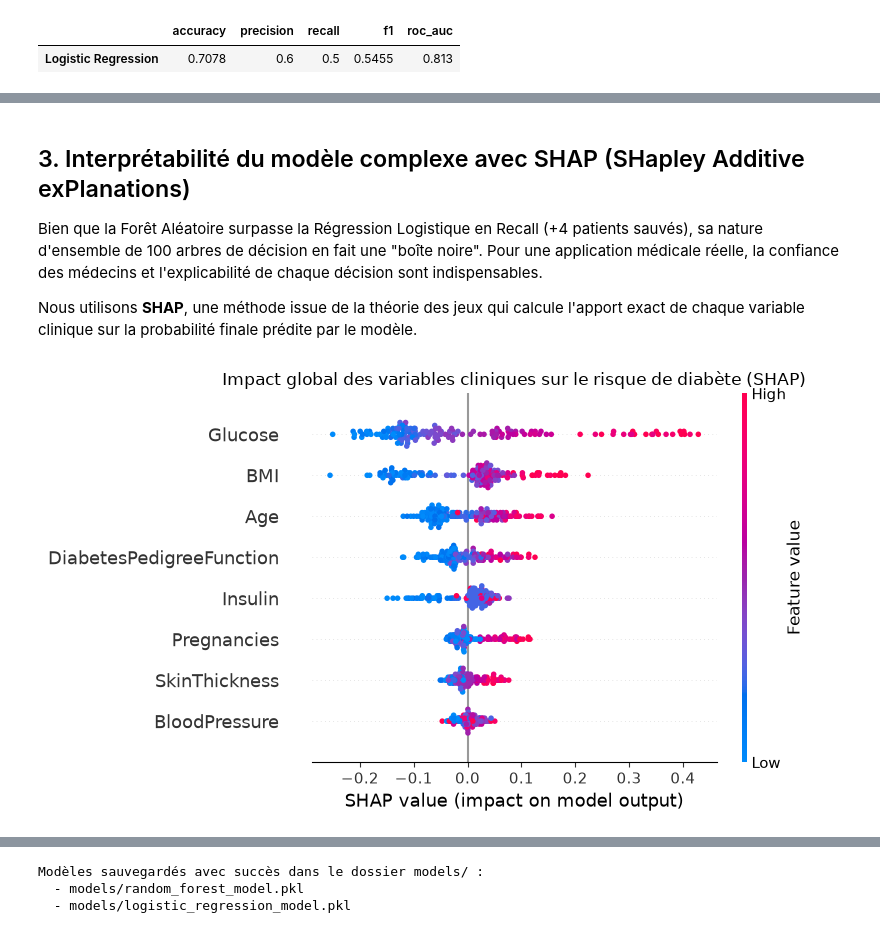
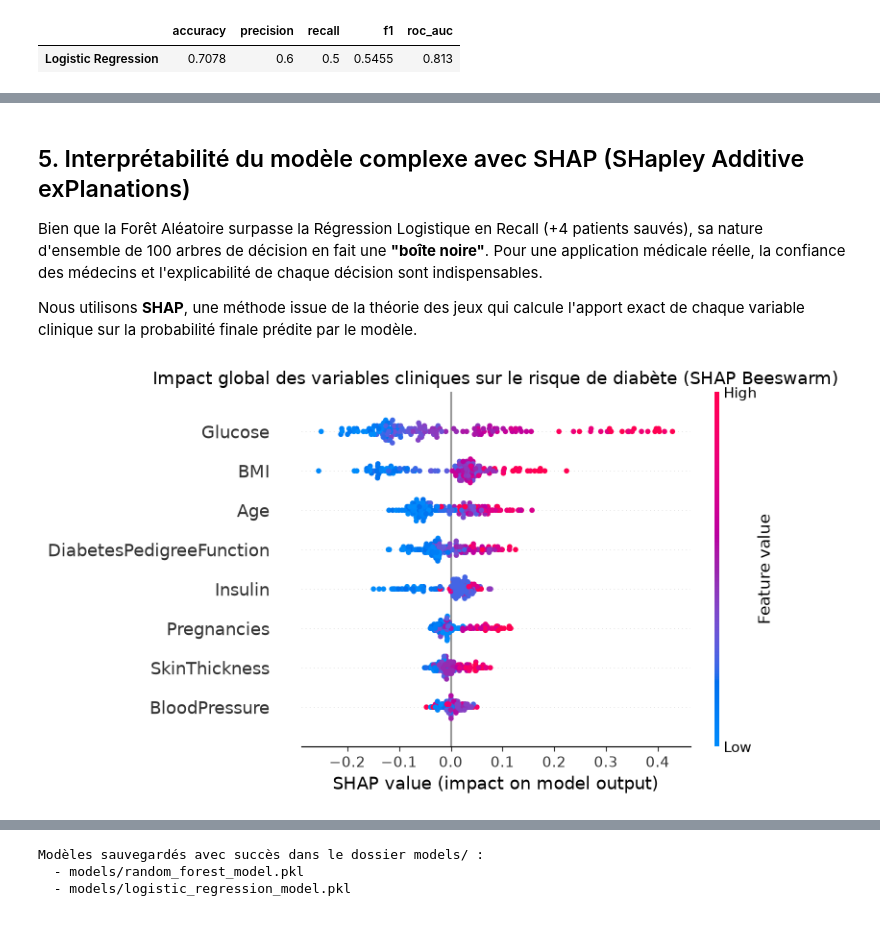
Before and after one commit to Orpheus76/diabetes-risk-prediction, a Jupyter notebook: notebooks/03_modeling.ipynb, the cells around one changed output, grey strips where cells are left out. Cells and saved outputs as stored; diff of their text form; code cells hidden in the pictures.

```diff
--- a/notebooks/03_modeling.ipynb
+++ b/notebooks/03_modeling.ipynb
@@ -140,27 +236,27 @@ plt.show()
 # %% [markdown]
-## 3. Interprétabilité du modèle complexe avec SHAP (SHapley Additive exPlanations)
+## 5. Interprétabilité du modèle complexe avec SHAP (SHapley Additive exPlanations)
 
-Bien que la Forêt Aléatoire surpasse la Régression Logistique en Recall (+4 patients sauvés), sa nature d'ensemble de 100 arbres de décision en fait une "boîte noire". Pour une application médicale réelle, la confiance des médecins et l'explicabilité de chaque décision sont indispensables.
+Bien que la Forêt Aléatoire surpasse la Régression Logistique en Recall (+4 patients sauvés), sa nature d'ensemble de 100 arbres de décision en fait une **"boîte noire"**. Pour une application médicale réelle, la confiance des médecins et l'explicabilité de chaque décision sont indispensables.
 
 Nous utilisons **SHAP**, une méthode issue de la théorie des jeux qui calcule l'apport exact de chaque variable clinique sur la probabilité finale prédite par le modèle.
 # %%
 # 1. Initialisation de l'explicateur SHAP spécialisé pour les arbres
 explainer = shap.TreeExplainer(rf_model)
 
-# 2. Calcul des valeurs SHAP sur l'ensemble de test
+# 2. Calcul des valeurs SHAP sur notre jeu de test secret
 shap_values = explainer.shap_values(X_test)
 
-# Extraction des explications pour la classe 1 (Risque de Diabète)
+# Extraction pour la classe 1 (Risque de Diabète)
 if isinstance(shap_values, list):
     shap_vals_class1 = shap_values[1]
 elif len(shap_values.shape) == 3:
     shap_vals_class1 = shap_values[:, :, 1]
 else:
     shap_vals_class1 = shap_values
 
 # 3. Affichage du Summary Plot (Beeswarm)
 plt.figure(figsize=(10, 6))
-plt.title("Impact global des variables cliniques sur le risque de diabète (SHAP)")
+plt.title("Impact global des variables cliniques sur le risque de diabète (SHAP Beeswarm)", fontsize=13)
 shap.summary_plot(shap_vals_class1, X_test, feature_names=X_test.columns, show=True)
 # %% [output]
-[figure, old version]
+[figure, new version]
```
Also changed, not shown: parts of 17 cells of this notebook.
